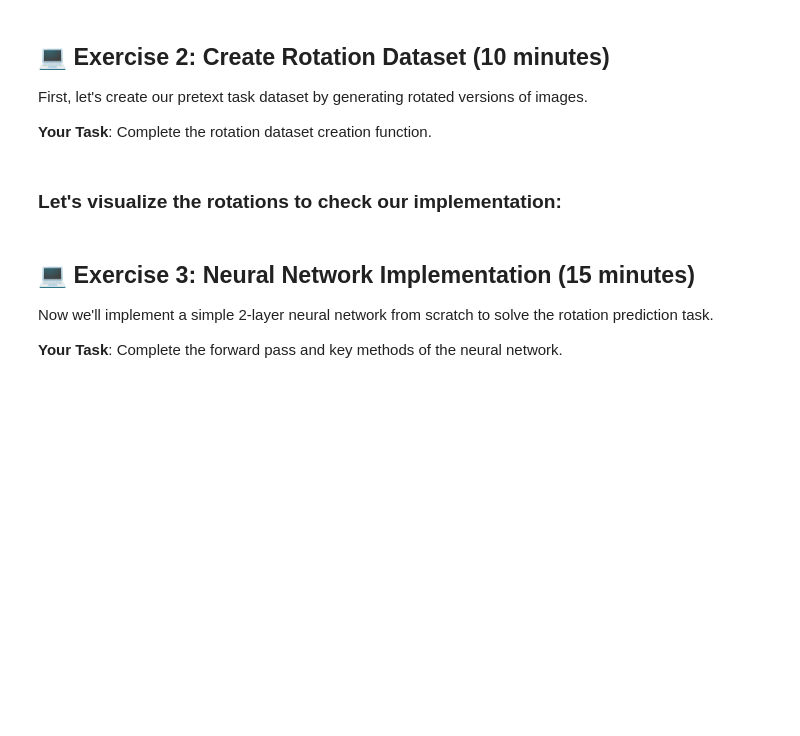
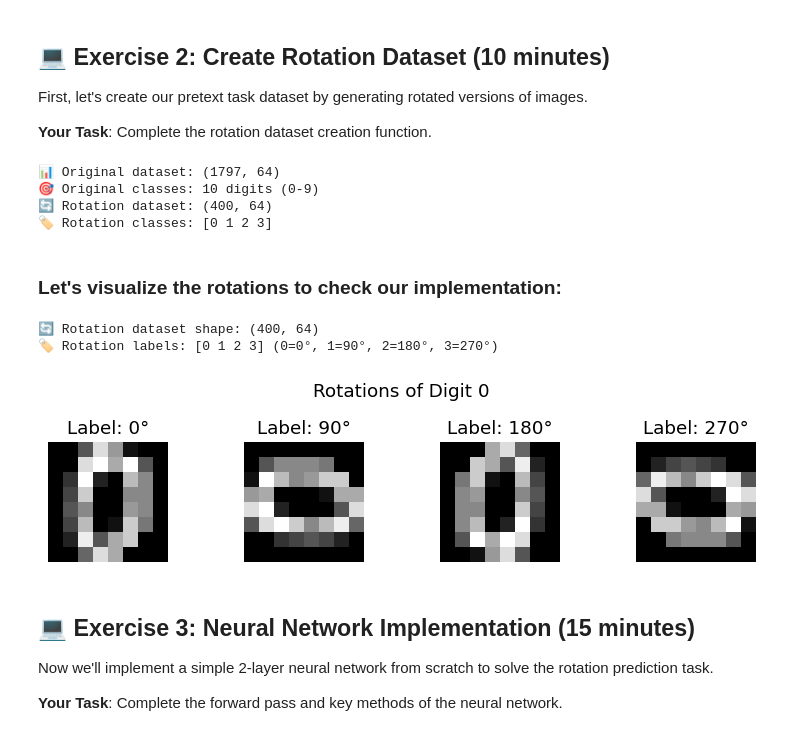
Before and after one commit to tomerhamam/SSNN_lab, a Jupyter notebook: snn_lab_complete.ipynb, the cells around one changed output. Saved outputs shown, nothing was run; the diff lists cells and outputs as text; code cells hidden in the pictures; blank space fills up the shorter version.

```diff
--- a/snn_lab_complete.ipynb
+++ b/snn_lab_complete.ipynb
@@ -214,53 +216,33 @@ def create_rotation_dataset(X: np.ndarray, rotations: Tuple[int, ...] = (0, 90,
     """
     Create a dataset of rotated images for the pretext task.
 
-    This function implements the core of rotation prediction SSL:
-    1. Takes original images and creates rotated versions
-    2. Generates labels based on rotation angle (0=0°, 1=90°, 2=180°, 3=270°)
-    3. Returns expanded dataset with 4x more samples
-
     Args:
         X: Array of flattened images, shape (n_samples, 64)
-           Each row is a flattened 8x8 digit image
-        rotations: Tuple of rotation angles in degrees (default: 0, 90, 180, 270)
+        rotations: Tuple of rotation angles in degrees
 
     Returns:
         rot_X: Array of rotated images, shape (n_samples * len(rotations), 64)
-               Each original image becomes len(rotations) samples
         rot_y: Array of rotation labels, shape (n_samples * len(rotations),)
-               0=0°, 1=90°, 2=180°, 3=270°
     """
     # TODO: Reshape flattened images back to 8x8
-    # The sklearn digits dataset gives us flattened 64D vectors
-    # We need 2D images to apply rotations
     images = X.reshape(-1, 8, 8) # FILL: (-1, 8, 8)
 
-    # Lists to collect all rotated images and their labels
     rot_images = []
     rot_labels = []
 
-    # Create rotated versions for each angle
     for idx, angle in enumerate(rotations):
         # TODO: Calculate number of 90-degree rotations needed
-        # np.rot90 rotates by 90° each time, so we need k rotations for angle°
-        # Examples: 0° → k=0, 90° → k=1, 180° → k=2, 270° → k=3
         # Hint: np.rot90 rotates by 90 degrees k times
         k = (angle // 90) % 4  # FILL: (angle // 90) % 4
 
-        # Apply this rotation to every image
         for img in images:
             # TODO: Rotate the image k times by 90 degrees
-            # np.rot90(image, k) rotates image by k*90 degrees counterclockwise
             rotated = np.rot90(img, k=k)
 
             # TODO: Flatten and add to lists
-            # We need to flatten back to 1D for neural network input
-            # Each rotation gets a label corresponding to its angle class
-            rot_images.append(rotated.flatten())  # Convert 8x8 → 64D vector
-            rot_labels.append(idx)  # idx maps to rotation class
+            rot_images.append(rotated.flatten())
+            rot_labels.append(idx)
 
-    # Convert lists to NumPy arrays with proper dtypes
-    # float32 for images (neural networks prefer 32-bit), int64 for labels
     return np.array(rot_images, dtype=np.float32), np.array(rot_labels, dtype=np.int64)
 
 # Load and normalize digit data
@@ -275,11 +257,19 @@ print(f"🎯 Original classes: {len(np.unique(y))} digits (0-9)")
 rot_X, rot_y = create_rotation_dataset(X[:100])
 print(f"🔄 Rotation dataset: {rot_X.shape}")
 print(f"🏷️ Rotation classes: {np.unique(rot_y)}")
+# %% [output]
+📊 Original dataset: (1797, 64)
+🎯 Original classes: 10 digits (0-9)
+🔄 Rotation dataset: (400, 64)
+🏷️ Rotation classes: [0 1 2 3]
 # %% [markdown]
 ### Let's visualize the rotations to check our implementation:
 # %%
 # Solution and visualization
 def create_rotation_dataset_solution(X: np.ndarray, rotations: Tuple[int, ...] = (0, 90, 180, 270)) -> Tuple[np.ndarray, np.ndarray]:
+    '''
+    Create a dataset of rotated images.
+    '''
     images = X.reshape(-1, 8, 8)
     rot_images = []
     rot_labels = []
@@ -288,33 +278,37 @@ def create_rotation_dataset_solution(X: np.ndarray, rotations: Tuple[int, ...] =
         k = (angle // 90) % 4
         for img in images:
             rotated = np.rot90(img, k=k)
             rot_images.append(rotated.flatten())
             rot_labels.append(idx)
 
     return np.array(rot_images, dtype=np.float32), np.array(rot_labels, dtype=np.int64)
 
 # Create rotation dataset
 rot_X, rot_y = create_rotation_dataset_solution(X[:100])
 print(f"🔄 Rotation dataset shape: {rot_X.shape}")
 print(f"🏷️ Rotation labels: {np.unique(rot_y)} (0=0°, 1=90°, 2=180°, 3=270°)")
 
 # Visualize rotations of a single digit
 sample_idx = 0  # First digit
 rotations = [0, 90, 180, 270]
 sample_rotations = []
 
 for i in range(4):
     # Each rotation class contains the same digit rotated differently
     rot_sample_idx = sample_idx + i * 100  # 100 original samples per rotation
     sample_rotations.append(rot_X[rot_sample_idx])
 
 visualize_samples_solution(
     sample_rotations,
     [f"{angle}°" for angle in rotations],
     f"Rotations of Digit {y[sample_idx]}",
     n_samples=4,
     figsize=(8, 2)
 )
+# %% [output]
+🔄 Rotation dataset shape: (400, 64)
+🏷️ Rotation labels: [0 1 2 3] (0=0°, 1=90°, 2=180°, 3=270°)
+[figure, added]
 # %% [markdown]
 ## 💻 Exercise 3: Neural Network Implementation (15 minutes)
 
```
Also changed, not shown: parts of 6 cells of this notebook.
